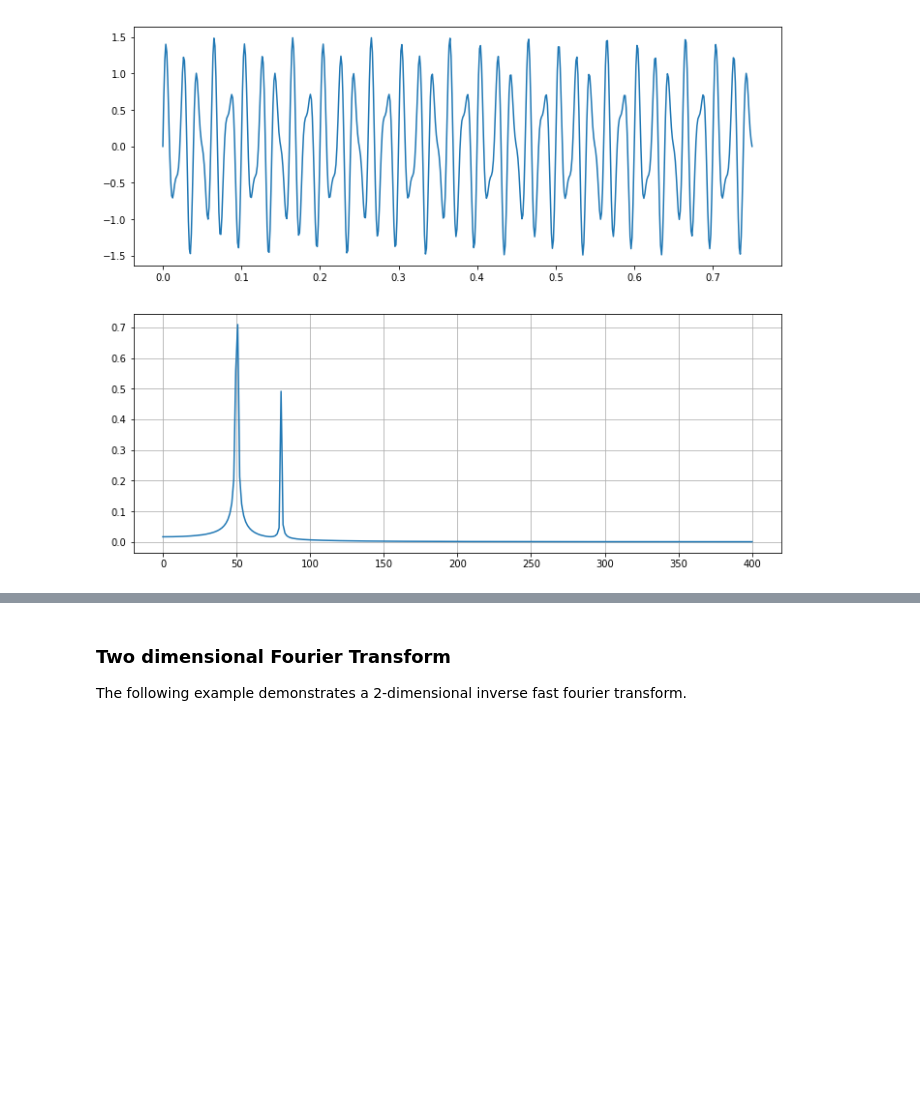
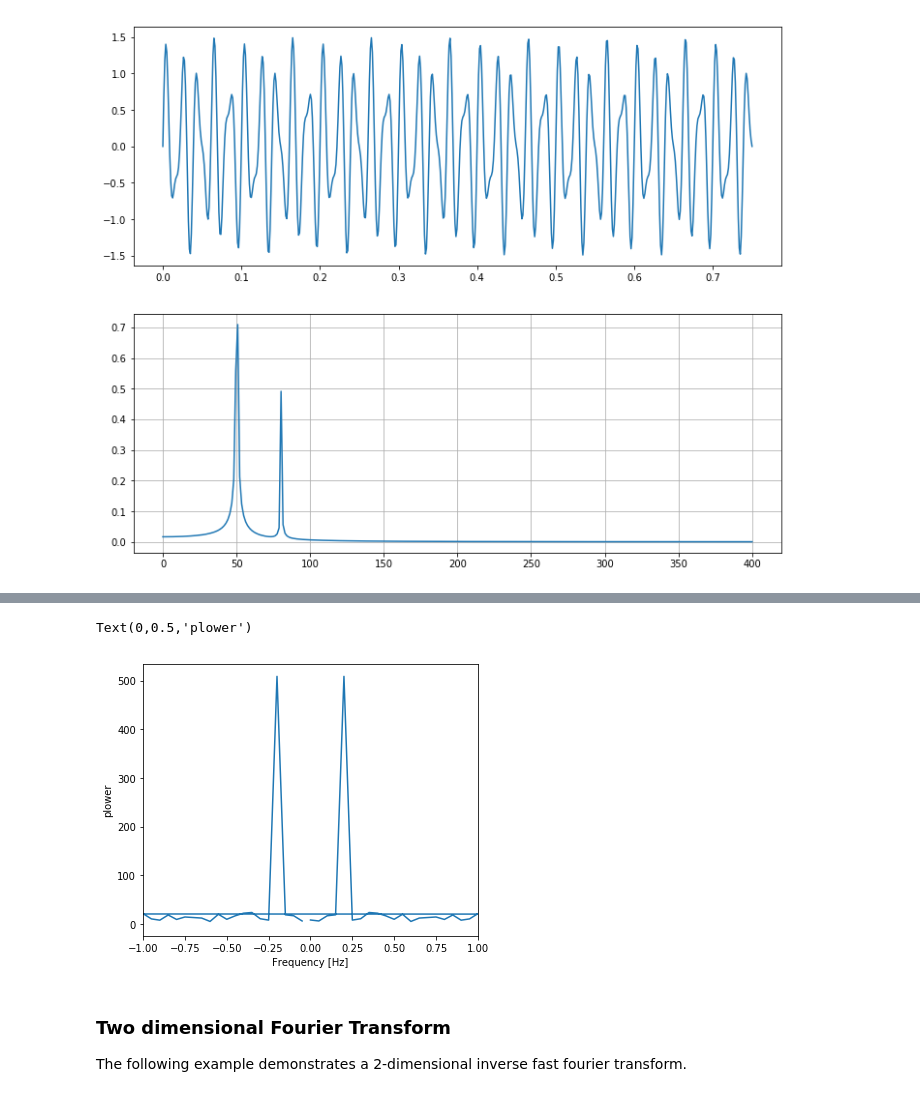
Before and after one commit to UChicagoPhysics/PHYS250, a Jupyter notebook: Examples/Fast-Fourier-Transforms.ipynb, the cells around one changed output, grey strips where cells are left out. Drawn from its saved outputs; the diff is of its cells as text; code cells hidden in the pictures; blank space fills up the shorter version.

```diff
--- a/Examples/Fast-Fourier-Transforms.ipynb
+++ b/Examples/Fast-Fourier-Transforms.ipynb
@@ -138,3 +156,22 @@ plt.show()
+# %%
+# The FFT of the signal
+sig_fft = fftpack.fft(sig)
+
+# And the power (sig_fft is of complex dtype)
+power = np.abs(sig_fft)
+
+# The corresponding frequencies
+sample_freq = fftpack.fftfreq(sig.size, d=time_step)
+
+# Plot the FFT power
+plt.figure(figsize=(6, 5))
+plt.plot(sample_freq, power)
+plt.xlim(-1,1)
+plt.xlabel('Frequency [Hz]')
+plt.ylabel('plower')
+# %% [output]
+Text(0,0.5,'plower')
+[figure, added]
 # %% [markdown]
 ### Two dimensional Fourier Transform
 
```
Also changed, not shown: parts of 4 cells of this notebook.
